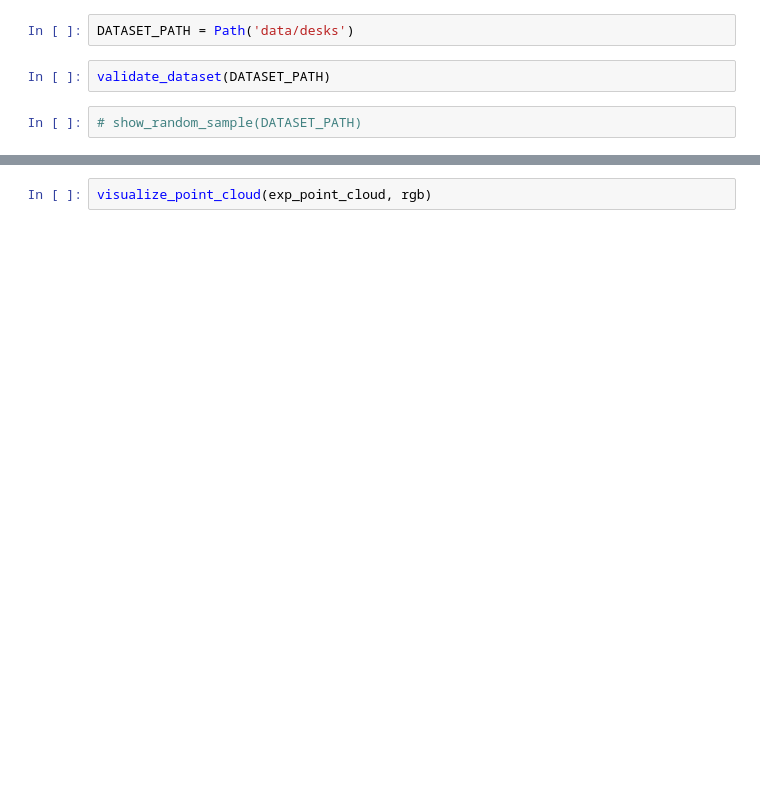
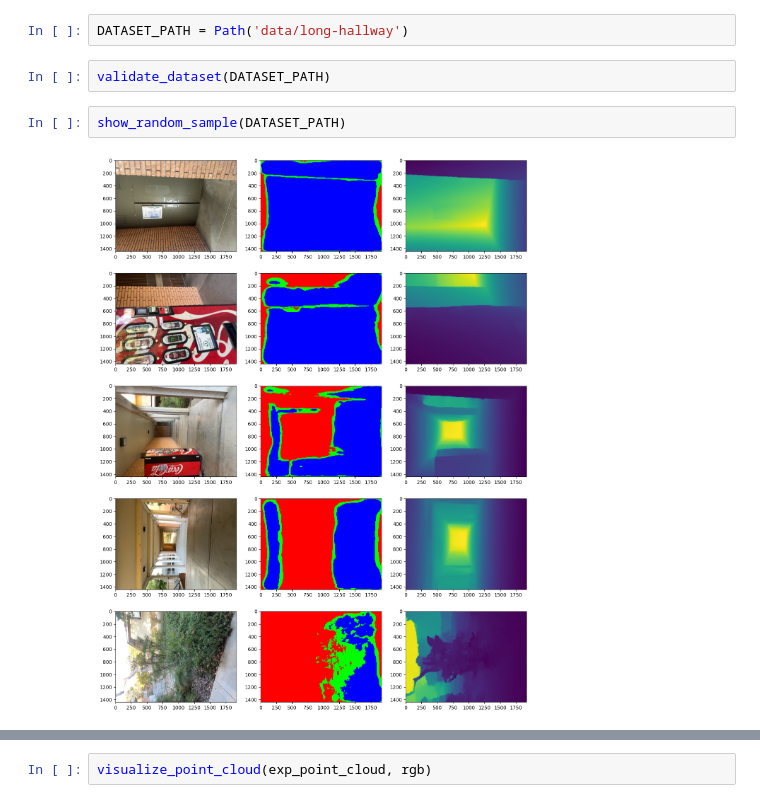
Before and after one commit to StarDylan/Xtractofuse, a Jupyter notebook: point_cloud.ipynb, the cells around one changed output, grey strips where cells are left out. Cells and saved outputs as stored; diff of their text form; blank space fills up the shorter version.

```diff
--- a/point_cloud.ipynb
+++ b/point_cloud.ipynb
@@ -5,7 +11,9 @@ init_light_glue()
 # %%
-DATASET_PATH = Path('data/desks')
+DATASET_PATH = Path('data/long-hallway')
 # %%
 validate_dataset(DATASET_PATH)
-# %%
-# show_random_sample(DATASET_PATH)
+# %%
+show_random_sample(DATASET_PATH)
+# %% [output]
+[figure, added]
 # %%
```
Also changed, not shown: parts of 4 cells of this notebook, 1 other file.
